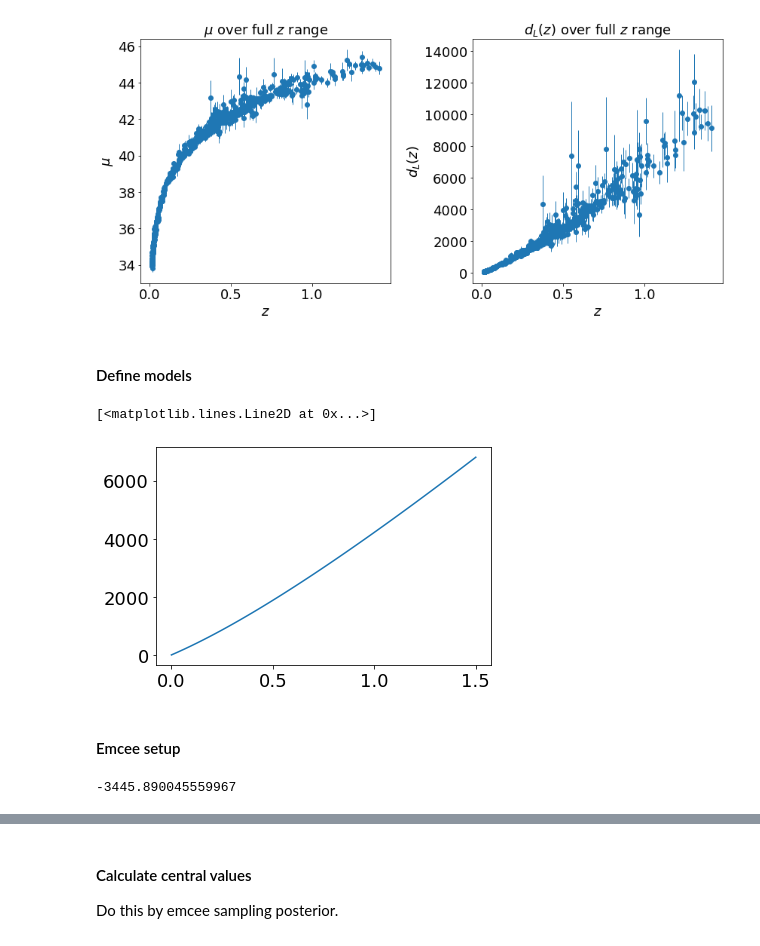
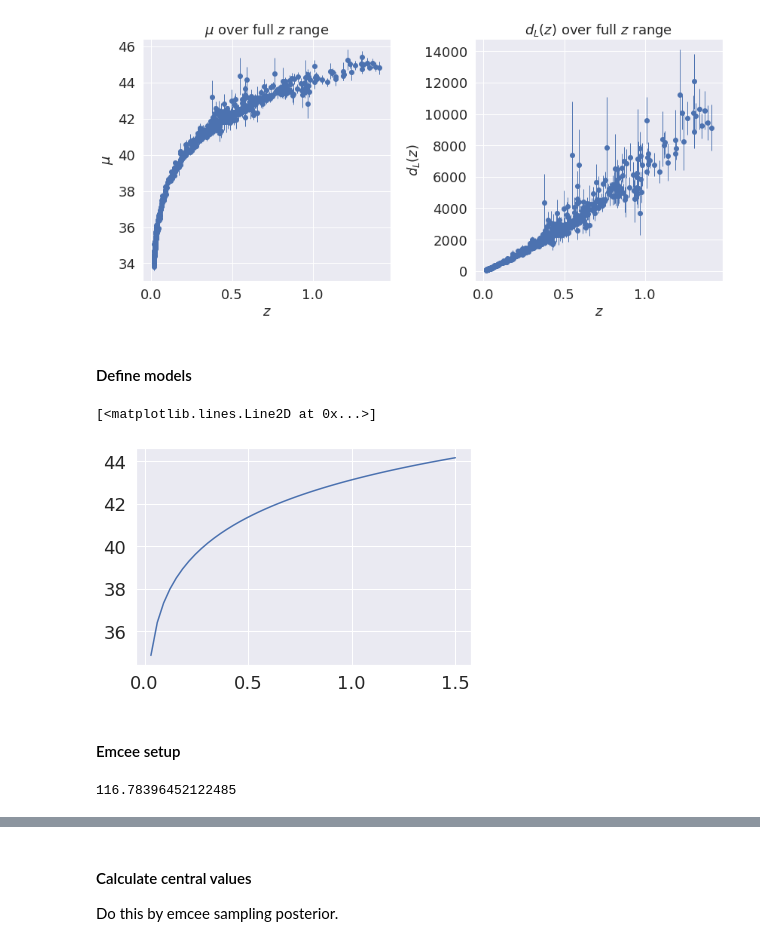
Before and after one commit to elindgren/asam_projects, a Jupyter notebook: Project1/Task2.ipynb, the cells around one changed output, grey strips where cells are left out. Cells and saved outputs as stored; diff of their text form; code cells hidden in the pictures.

Commit message:
generate data for figures

```diff
--- a/Project1/Task2.ipynb
+++ b/Project1/Task2.ipynb
@@ -11,11 +11,10 @@ import scipy as sc
 import matplotlib.pyplot as plt
 import corner
 import seaborn as sns
-#sns.set_theme()
+sns.set_theme()
 import arviz as az
 
 import emcee
-
 # Set plot params
 plt.rc('font', size=18)          # controls default text sizes
 plt.rc('axes', titlesize=18)     # fontsize of the axes title
@@ -56,44 +55,43 @@ ax[1].set_ylabel(r'$d_L(z)$')
 
 plt.tight_layout()
 # %% [output]
-[figure, old version]
+[figure, new version]
 # %% [markdown]
 #### Define models
 # %%
 c = 299792458
 H0 = 70000
 w = 1
 def lambda_CDM(z, Omega_M, Omega_Lambda):
     dl_z = np.zeros(len(z))
     for i, zi in enumerate(z):
         z_prim = np.linspace(0, zi, 100)
         Ez_prim = Omega_M * (1+z_prim)**3 + Omega_Lambda
         Hz_prim = H0 * np.sqrt(Ez_prim)
         dl_z[i] = c*(1+zi) * np.trapz(y=1/Hz_prim, x=z_prim)
-    return dl_z
+    mu_z = np.log10(dl_z)*5 + 25
+    return mu_z
 
 def omega_CDM(z, Omega_M, Omega_Lambda, omega):
     dl_z = np.zeros(len(z))
     for i, zi in enumerate(z):
         z_prim = np.linspace(0, zi, 100)
         Ez_prim = Omega_M * (1+z_prim)**3 + Omega_Lambda*(1+z_prim)**(3*(1+omega))
         Hz_prim = H0 * np.sqrt(Ez_prim)
         dl_z[i] = c*(1+zi) * np.trapz(y=1/Hz_prim, x=z_prim)
-    return dl_z
+    mu_z = np.log10(dl_z)*5 + 25
+    return mu_z
 
 z_test = np.linspace(0,1.5)
-dl_test = lambda_CDM(z_test, 1,1)
-plt.plot(z_test, dl_test)
+mu_test = lambda_CDM(z_test, 1,1)
+plt.plot(z_test, mu_test)
 # %% [output]
 [<matplotlib.lines.Line2D at 0x...>]
-[figure, old version]
+[figure, new version]
 # %% [markdown]
 #### Emcee setup
 # %%
-# Priors
-
-# ej normalizerade
-
+# Log Priors
 def log_prior(theta):
     Omega_M, Omega_lambda = theta
     if 0.0 < Omega_M < 1 and 0.0 < Omega_lambda < 1.0:
@@ -106,37 +104,52 @@ def log_omega_prior(theta):
         return 0.0
     return -np.inf
 
-def log_lambda_likelihood(theta, z, dl, dl_err):
+# Log Likelihoods
+def log_lambda_likelihood(theta, z, mu, mu_err):
     # Use data weights equal to the measurement variance - i.e. set scale to 1 (known)
-    W = np.diag(dl_err**(-2))
+    W = np.diag(mu_err**(-2))
     Omega_M, Omega_lambda = theta
-    dl_z = lambda_CDM(z, Omega_M, Omega_lambda)
-    if np.any(np.isnan(dl_z)):
+    mu_z = lambda_CDM(z, Omega_M, Omega_lambda)
+    if np.any(np.isnan(mu_z)):
         return -np.inf
 
-    normalization = - 0.5*(np.log(2*np.pi)*len(z) + np.sum(2*np.log(dl_err)) )
-    return -0.5*(dl-dl_z)@W@(dl-dl_z) + normalization
+    normalization = - 0.5*(np.log(2*np.pi)*len(z) + np.sum(2*np.log(mu_err)) )
+    return -0.5*(mu-mu_z)@W@(mu-mu_z) + normalization
 
-def log_omega_likelihood(theta, z, dl, dl_err):
+def log_omega_likelihood(theta, z, mu, mu_err):
     # Use data weights equal to the measurement variance - i.e. set scale to 1 (known)
-    W = np.diag(dl_err**(-2))
+    W = np.diag(mu_err**(-2))
     Omega_M, Omega_lambda, w = theta
-    dl_z = omega_CDM(z, Omega_M, Omega_lambda, w)
-    if np.any(np.isnan(dl_z)):
+    mu_z = omega_CDM(z, Omega_M, Omega_lambda, w)
+    if np.any(np.isnan(mu_z)):
         return -np.inf
-    normalization = - 0.5*(np.log(2*np.pi)*len(z) + np.sum(2*np.log(dl_err)) )
-    return -0.5*(dl-dl_z)@W@(dl-dl_z) + normalization
+    normalization = - 0.5*(np.log(2*np.pi)*len(z) + np.sum(2*np.log(mu_err)) )
+    return -0.5*(mu-mu_z)@W@(mu-mu_z) + normalization
 
-def log_lambda_posterior(theta, z, dl, dl_err):
-    return log_lambda_likelihood(theta, z, dl, dl_err) + log_prior(theta)
+def log_omega_likelihood_known_omega(theta, z, mu, mu_err, w):
+    # Use data weights equal to the measurement variance - i.e. set scale to 1 (known)
+    W = np.diag(mu_err**(-2))
+    Omega_M, Omega_lambda = theta
+    mu_z = omega_CDM(z, Omega_M, Omega_lambda, w)
+    if np.any(np.isnan(mu_z)):
+        return -np.inf
+    normalization = - 0.5*(np.log(2*np.pi)*len(z) + np.sum(2*np.log(mu_err)) )
+    return -0.5*(mu-mu_z)@W@(mu-mu_z) + normalization
 
-def log_omega_posterior(theta, z, dl, dl_err):
-    return log_omega_likelihood(theta, z, dl, dl_err) + log_omega_prior(theta)
+# Log posterior
+def log_lambda_posterior(theta, z, mu, mu_err):
+    return log_lambda_likelihood(theta, z, mu, mu_err) + log_prior(theta)
 
-log_lambda_likelihood((0.3, 0.7), z, dl, delta_dl)
-log_omega_likelihood((0.3, 0.7, -1.11581788), z, dl, delta_dl)
+def log_omega_posterior(theta, z, mu, mu_err):
+    return log_omega_likelihood(theta, z, mu, mu_err) + log_omega_prior(theta)
+
+def log_omega_posterior_known_omega(theta, z, mu, mu_err, w):
+    return log_omega_likelihood_known_omega(theta, z, dl, mu_err, w) + log_prior(theta)
+
+log_lambda_likelihood((0.3, 0.7), z, mu, delta_mu)
+log_omega_likelihood((0.3, 0.7, -1.11581788), z, mu, delta_mu)
 # %% [output]
--3445.890045559967
+116.78396452122485
 # %%
 nll_lambda = lambda *args: -log_lambda_likelihood(*args)
 nll_omega = lambda *args: -log_omega_likelihood(*args)
```
Also changed, not shown: parts of 12 cells of this notebook, 7 other files.
